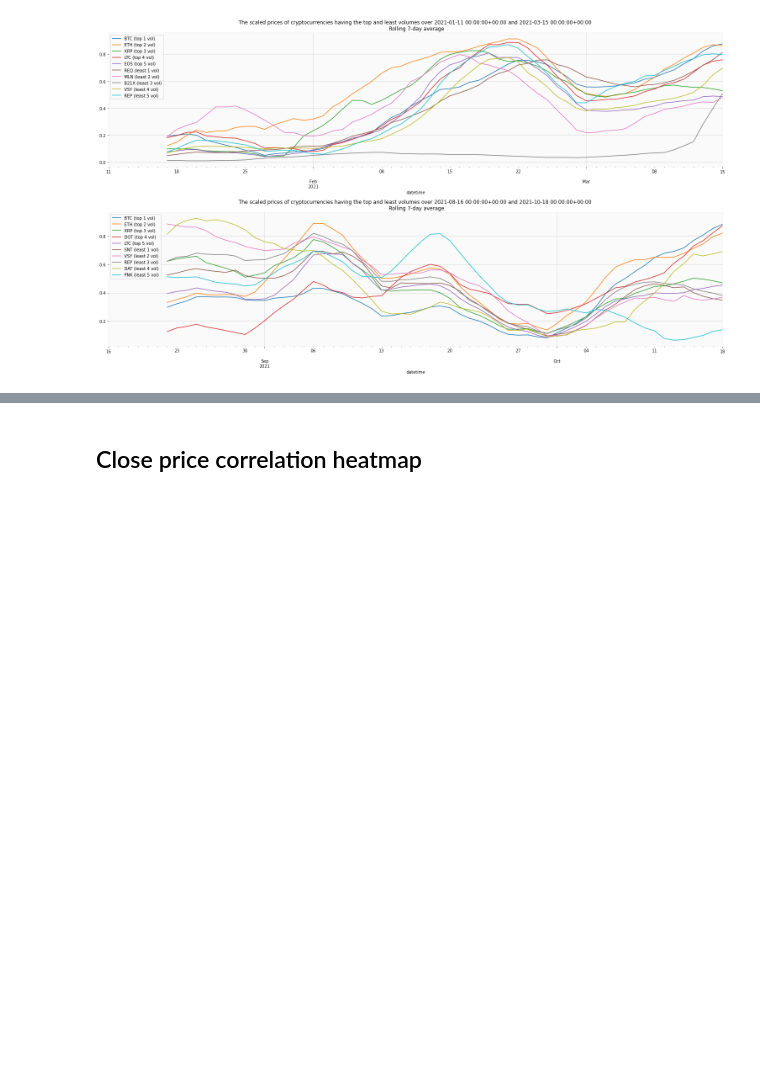
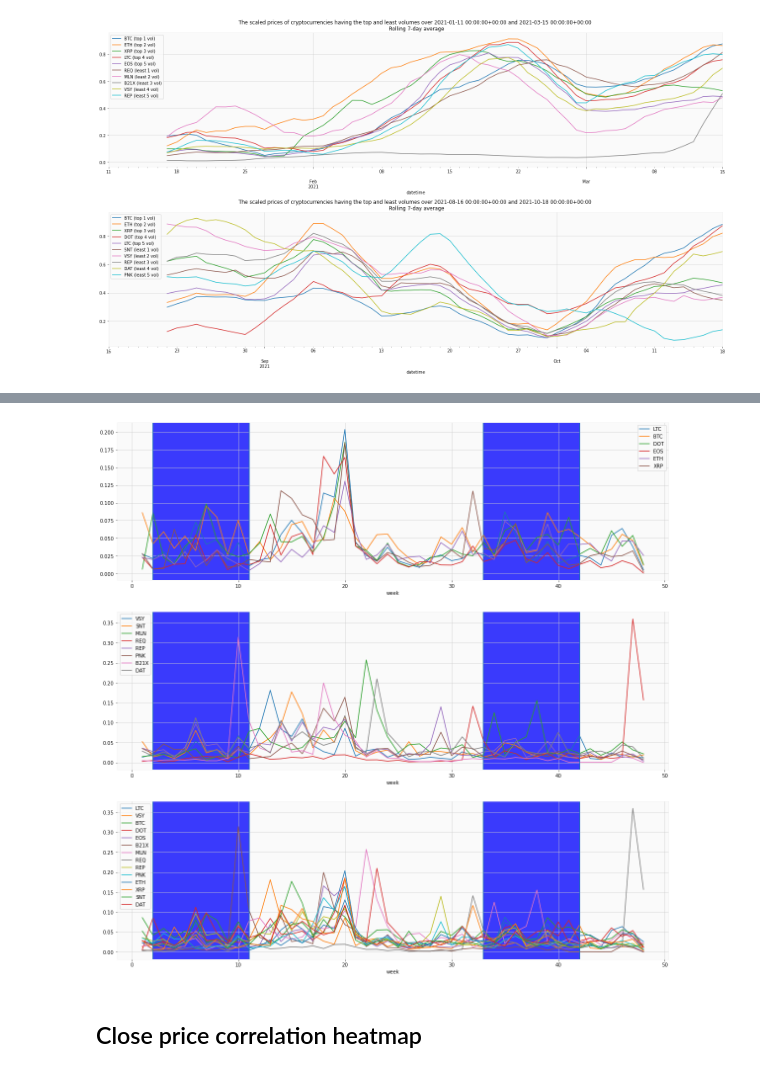
Before and after one commit to codingFerryman/crypto_market_hierarchy_structure, a Jupyter notebook: src/exploration.ipynb, the cells around one changed output, grey strips where cells are left out. Cells and saved outputs as stored; diff of their text form; code cells hidden in the pictures; blank space fills up the shorter version.

```diff
--- a/src/exploration.ipynb
+++ b/src/exploration.ipynb
@@ -146,20 +146,23 @@ plt.show()
 
 fig, axs = plt.subplots(2, 1, figsize=(21, 12))
 axs = axs.ravel()
-
+top_vol_all = []
+least_vol_all = []
 subplot_idx = 0
 for df in [data_1D_1_3, data_1D_8_10]:
     df['volumeUSD'] = df['volume'] * df['close']
     top_vol = df.groupby(level='coin').sum().volumeUSD.sort_values(ascending=False).index[:plot_coins_num]
+    top_vol_all.extend(top_vol)
     least_vol = df.groupby(level='coin').sum().volumeUSD.sort_values(ascending=True).index[:plot_coins_num]
+    least_vol_all.extend(least_vol)
     for idx, tick in enumerate(top_vol):
         scaler = MinMaxScaler()
-        _tmp_df = df[df.index.isin([tick], level='coin')].set_index('datetime').copy()
+        _tmp_df = df[df.index.get_level_values('coin') == tick].set_index('datetime').copy()
         _tmp_df['price_std'] = scaler.fit_transform(_tmp_df[['close']])
         _tmp_df['price_std'].rolling(window=7).mean().plot(label=tick+f" (top {idx+1} vol)", ax=axs[subplot_idx])
     for idx, tick in enumerate(least_vol):
         scaler = MinMaxScaler()
-        _tmp_df = df[df.index.isin([tick], level='coin')].set_index('datetime').copy()
+        _tmp_df = df[df.index.get_level_values('coin') == tick].set_index('datetime').copy()
         _tmp_df['price_std'] = scaler.fit_transform(_tmp_df[['close']])
         _tmp_df['price_std'].rolling(window=7).mean().plot(label=tick+f" (least {idx+1} vol)", ax=axs[subplot_idx])
     axs[subplot_idx].legend()
@@ -167,5 +170,9 @@ for df in [data_1D_1_3, data_1D_8_10]:
     subplot_idx += 1
 fig.tight_layout()
 plt.show()
+
+top_vol_all = list(set(top_vol_all))
+least_vol_all = list(set(least_vol_all))
+vol_concern = list({*least_vol_all, *top_vol_all})
 # %% [output]
 [figure]
@@ -171,0 +185,8 @@ plt.show()
+# %%
+data_fluc_list = []
+for coin in vol_concern:
+    file_path = Path(data_path, interval_1D, f"{coin}_USD_{interval_1D}.csv").resolve()
+    data_fluc_list.append(load_data('2021-01-04', '2021-12-01', file_path, fill_na=True, price='close'))
+data_fluc_df = pd.concat(data_fluc_list)
+data_fluc_df['week'] = data_fluc_df['datetime'].apply(lambda x: x.isocalendar()[1])
+data_fluc_df.info()
@@ -172,3 +206,29 @@ plt.show()
+# %%
+fig, axs = plt.subplots(3, 1, figsize=(20,20))
+axs.ravel()
+
+idx = 0
+for concern_list in [top_vol_all, least_vol_all, vol_concern]:
+    for tick in concern_list:
+        scaler = MinMaxScaler()
+        _tmp_df = data_fluc_df[data_fluc_df.index.get_level_values('coin') == tick].set_index('datetime').copy()
+        _tmp_df['price_std'] = scaler.fit_transform(_tmp_df[['close']])
+        _tmp_df.groupby('week').std()['price_std'].plot(label=tick, ax=axs[idx])
+    axs[idx].legend()
+    idx += 1
+
+def day_to_week_2021(day):
+    return 1 + (1 + day - 4) // 7
+
+
+for j in idx_list:
+    for i in range(idx):
+        axs[i].axvline(x=day_to_week_2021(j), ymin=0)
+        axs[i].axvspan(int(day_to_week_2021(idx_list[0])), int(day_to_week_2021(idx_list[1])), alpha=0.3, color='blue')
+        axs[i].axvspan(int(day_to_week_2021(idx_list[2])), int(day_to_week_2021(idx_list[3])), alpha=0.3, color='blue')
+plt.show()
+# %% [output]
+[figure, added]
 # %% [markdown]
 ## Close price correlation heatmap
 # %%
```
Also changed, not shown: parts of 6 cells of this notebook.
